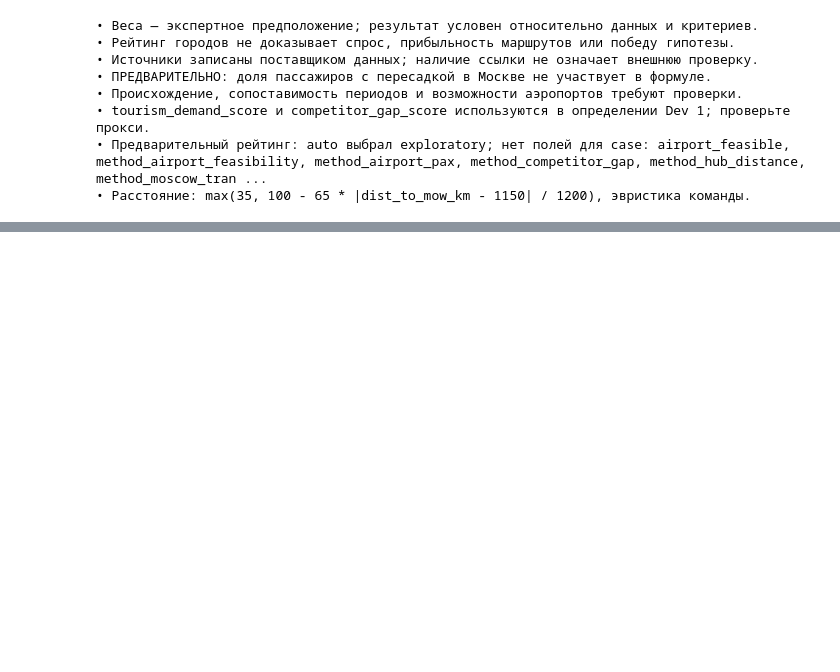
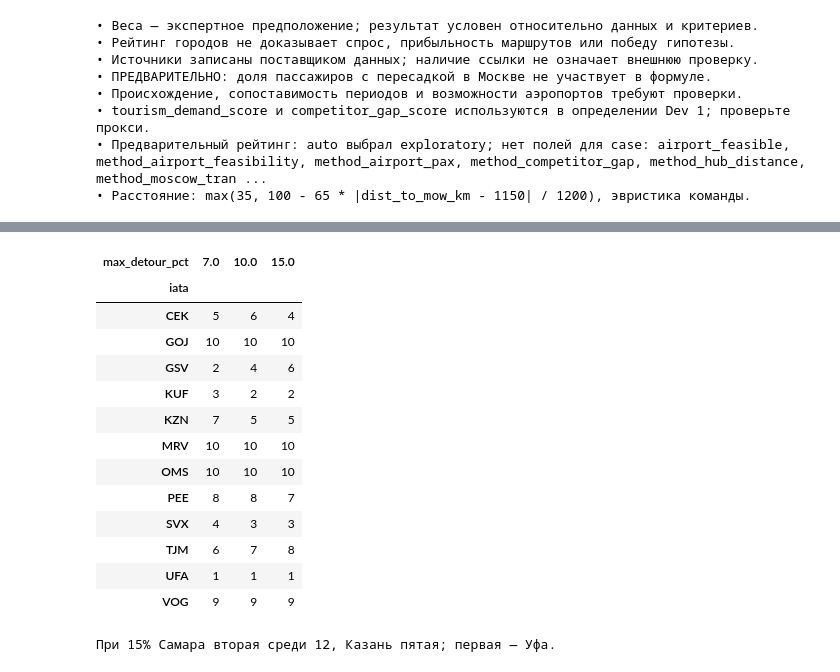
Before and after one commit to Prepodavately/RedWings__hackathon, a Jupyter notebook: notebooks/02_scoring_check.ipynb, the cells around one changed output, grey strips where cells are left out. Cells and saved outputs as stored; diff of their text form; code cells hidden in the pictures; blank space fills up the shorter version.

```diff
--- a/notebooks/02_scoring_check.ipynb
+++ b/notebooks/02_scoring_check.ipynb
@@ -329,0 +430,28 @@ for limitation in hub.limitations:
+# %%
+sensitivity_parts = []
+for threshold in [7., 10., 15.]:
+    run = calculate_scissor_hub_index(cities, gravity, max_detour_pct=threshold)
+    part = run[["iata", "scissor_hub_index", "scissor_rank"]].copy()
+    part.attrs = {}
+    sensitivity_parts.append(part.assign(max_detour_pct=threshold))
+scissor_sensitivity = pd.concat(sensitivity_parts, ignore_index=True)
+display(scissor_sensitivity.pivot(index="iata", columns="max_detour_pct", values="scissor_rank"))
+indices = scissor_sensitivity.pivot(index="iata", columns="max_detour_pct", values="scissor_hub_index")
+assert (indices[7.] <= indices[10.]).all() and (indices[10.] <= indices[15.]).all()
+print("При 15% Самара вторая среди 12, Казань пятая; первая — Уфа.")
+# %% [output]
+| max_detour_pct | 7.0 | 10.0 | 15.0 |
+| iata |  |  |  |
+| CEK | 5 | 6 | 4 |
+| GOJ | 10 | 10 | 10 |
+| GSV | 2 | 4 | 6 |
+| KUF | 3 | 2 | 2 |
+| KZN | 7 | 5 | 5 |
+| MRV | 10 | 10 | 10 |
+| OMS | 10 | 10 | 10 |
+| PEE | 8 | 8 | 7 |
+| SVX | 4 | 3 | 3 |
+| TJM | 6 | 7 | 8 |
+| UFA | 1 | 1 | 1 |
+| VOG | 9 | 9 | 9 |
+При 15% Самара вторая среди 12, Казань пятая; первая — Уфа.
```
Also changed, not shown: parts of 7 cells of this notebook, 15 other files.
